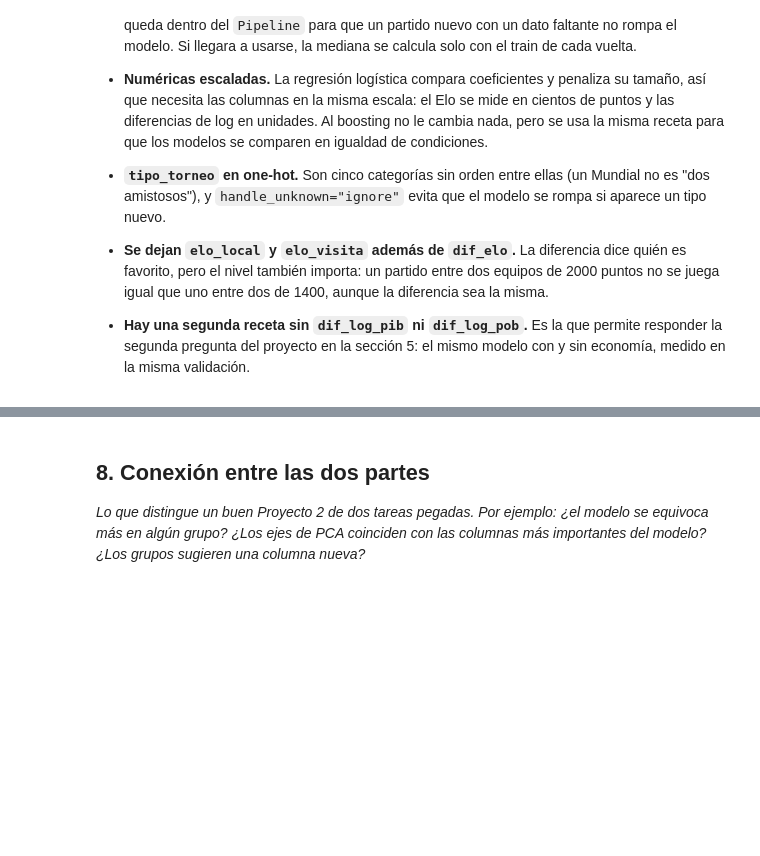
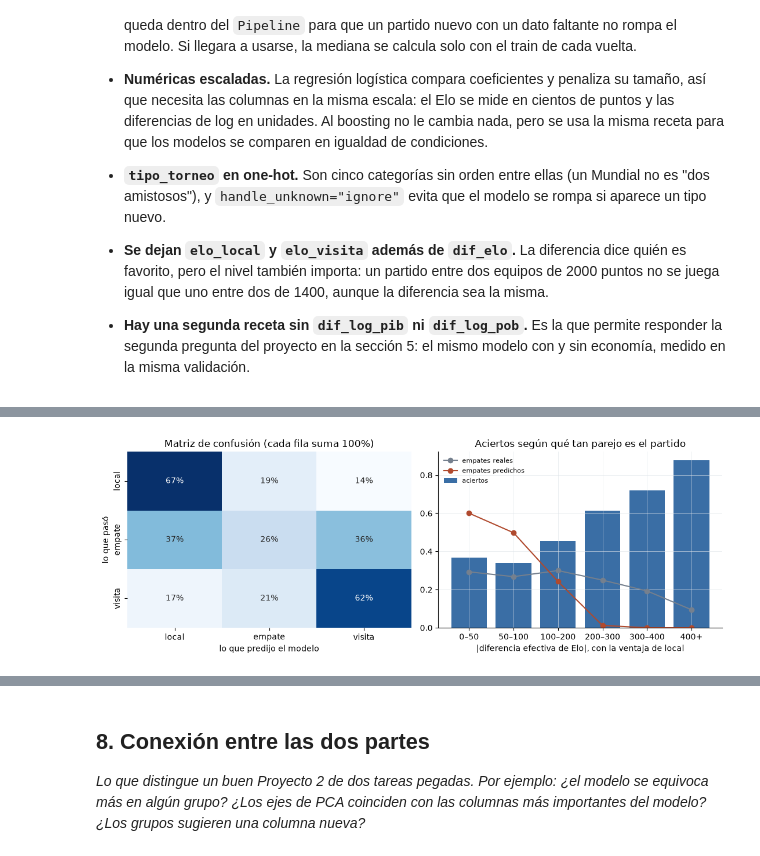
Before and after one commit to MrCifristo/Data-Science, a Jupyter notebook: Proyecto 2/P2_BeltranMilton.ipynb, the cells around one changed output, grey strips where cells are left out. Saved outputs shown, nothing was run; the diff lists cells and outputs as text; code cells hidden in the pictures; blank space fills up the shorter version.

```diff
--- a/Proyecto 2/P2_BeltranMilton.ipynb
+++ b/Proyecto 2/P2_BeltranMilton.ipynb
@@ -587,0 +781,19 @@ busqueda = ...
+# %%
+# la regla para elegir el modelo final se fijo ANTES de tocar el test:
+#  1) gana la familia con mayor F1 macro en validacion (logistica vs boosting)
+#  2) la economia se queda solo si mejora el F1 por mas de una desviacion estandar
+#     de la diferencia entre vueltas; si no, el modelo final va sin ella
+por_familia = {"Logística balanceada": (logistica_bal, resultados_cv[2]["f1_macro"]),
+               "Boosting": (boosting, resultados_cv[3]["f1_macro"])}
+familia = max(por_familia, key=lambda k: por_familia[k][1])
+c = next(x for x in comparacion if x["modelo"] == familia)
+economia_se_queda = c["dif"] > c["dif_std"]
+
+modelo_final = por_familia[familia][0] if economia_se_queda else sin_economia(por_familia[familia][0])
+nombre_final = f"{familia} {'con' if economia_se_queda else 'sin'} economía"
+
+titulo("MODELO FINAL (decidido solo con validación)")
+print(f"  familia ganadora     {familia}  (F1 macro {por_familia[familia][1]:.4f})")
+print(f"  ¿la economía ayuda?  {c['dif']:+.4f} contra una variación de ±{c['dif_std']:.4f}  ->  "
+      f"{'sí, se queda' if economia_se_queda else 'no alcanza, se quita'}")
+print(f"  modelo final         {nombre_final}")
@@ -632,0 +865,51 @@ from sklearn.metrics import silhouette_score
+# %%
+import seaborn as sns
+from sklearn.metrics import confusion_matrix, classification_report
+
+titulo("F1 DE CADA CLASE EN TEST")
+print(classification_report(y_te, pred_te, labels=CLASES, digits=3))
+
+# la "diferencia efectiva" suma la ventaja de local, que es como el Elo ve el partido:
+# cerca de cero, los dos equipos llegan parejos
+evaluacion = test.assign(pred=pred_te, acierto=pred_te == y_te.to_numpy())
+evaluacion["dif_efectiva"] = evaluacion["dif_elo"] + np.where(evaluacion["neutral"], 0, VENTAJA_LOCAL)
+tramo = pd.cut(evaluacion["dif_efectiva"].abs(), [0, 50, 100, 200, 300, 400, np.inf], right=False,
+               labels=["0–50", "50–100", "100–200", "200–300", "300–400", "400+"])
+por_tramo = evaluacion.groupby(tramo, observed=True).agg(
+    partidos=("acierto", "size"), acierto=("acierto", "mean"),
+    empates_reales=("resultado", lambda s: (s == "empate").mean()),
+    empates_predichos=("pred", lambda s: (s == "empate").mean()))
+
+matriz = confusion_matrix(y_te, pred_te, labels=CLASES, normalize="true")
+
+fig, ejes = plt.subplots(1, 2, figsize=(11, 4))
+sns.heatmap(matriz, annot=True, fmt=".0%", cmap="Blues", cbar=False, ax=ejes[0],
+            xticklabels=CLASES, yticklabels=CLASES)
+ejes[0].set_xlabel("lo que predijo el modelo")
+ejes[0].set_ylabel("lo que pasó")
+ejes[0].set_title("Matriz de confusión (cada fila suma 100%)")
+
+x = np.arange(len(por_tramo))
+ejes[1].bar(x, por_tramo["acierto"], color=AZUL, label="aciertos")
+ejes[1].plot(x, por_tramo["empates_reales"], color=GRIS, marker="o", label="empates reales")
+ejes[1].plot(x, por_tramo["empates_predichos"], color=ROJO, marker="o", label="empates predichos")
+ejes[1].set_xticks(x)
+ejes[1].set_xticklabels(por_tramo.index)
+ejes[1].set_xlabel("|diferencia efectiva de Elo|, con la ventaja de local")
+ejes[1].set_title("Aciertos según qué tan parejo es el partido")
+ejes[1].legend(frameon=False, fontsize=8)
+eje_limpio(ejes[1])
+plt.tight_layout()
+plt.show()
+
+titulo("ACIERTOS SEGÚN QUÉ TAN PAREJO ES EL PARTIDO (test)")
+print(f"  {'|dif. efectiva|':<16} {'partidos':>9} {'acierto':>9} {'empates reales':>15} {'empates pred.':>14}")
+for t, f in por_tramo.iterrows():
+    print(f"  {t:<16} {f['partidos']:>9,.0f} {f['acierto']:>9.1%} {f['empates_reales']:>15.1%} "
+          f"{f['empates_predichos']:>14.1%}")
+
+titulo("ACIERTOS POR TIPO DE TORNEO (test)")
+for tipo, g in evaluacion.groupby("tipo_torneo"):
+    print(f"  {tipo:<14} {len(g):>6,} partidos   acierto {g['acierto'].mean():>6.1%}   "
+          f"F1 macro {f1_score(g['resultado'], g['pred'], average='macro'):.3f}")
+# %% [output]
@@ -632,0 +927 @@ from sklearn.metrics import silhouette_score
+[figure, added]
```
Also changed, not shown: parts of 39 cells of this notebook.
